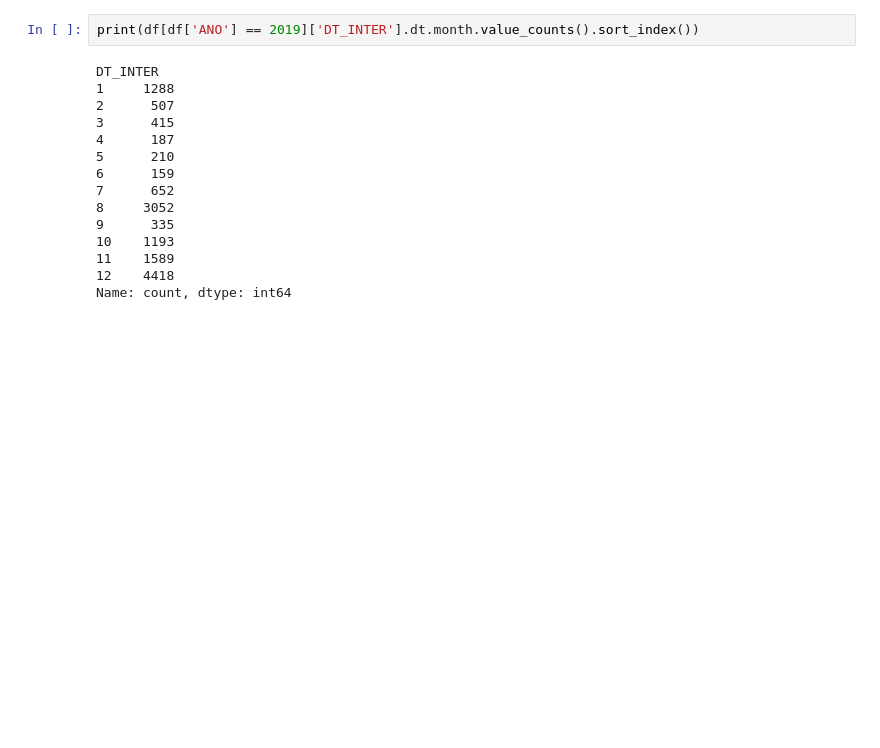
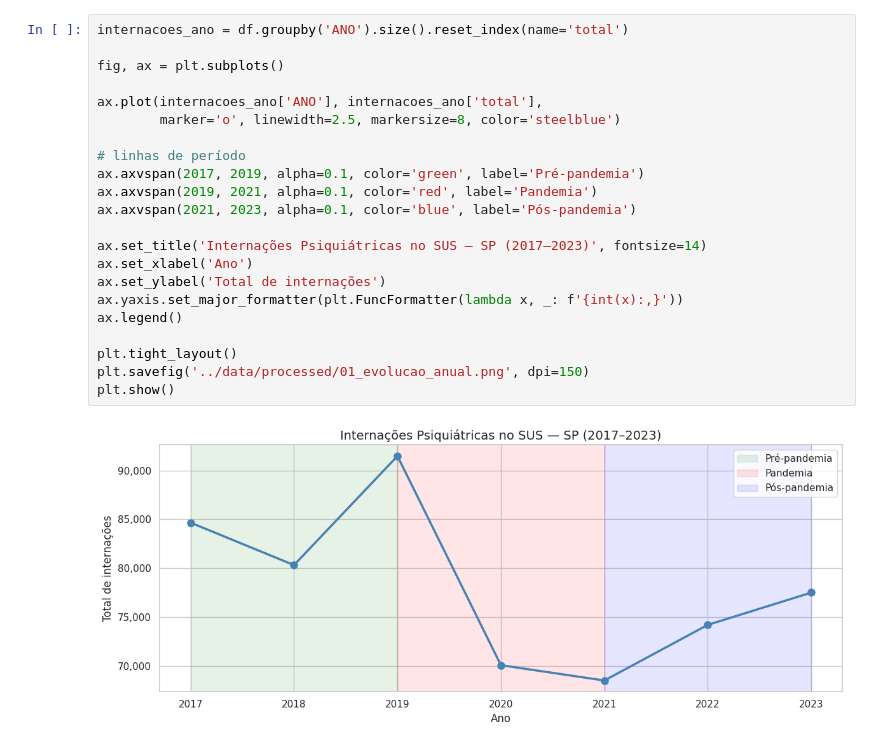
Before and after one commit to kvgs/sus-saude-mental-analytics, a Jupyter notebook: notebooks/02_exploratory.ipynb, the cells around one changed output. Drawn from its saved outputs; the diff is of its cells as text; blank space fills up the shorter version.

```diff
--- a/notebooks/02_exploratory.ipynb
+++ b/notebooks/02_exploratory.ipynb
@@ -189,17 +196,24 @@ plt.show()
-# %%
-print(df[df['ANO'] == 2019]['DT_INTER'].dt.month.value_counts().sort_index())
-# %% [output]
-DT_INTER
-1     1288
-2      507
-3      415
-4      187
-5      210
-6      159
-7      652
-8     3052
-9      335
-10    1193
-11    1589
-12    4418
-Name: count, dtype: int64
+# %%
+internacoes_ano = df.groupby('ANO').size().reset_index(name='total')
+
+fig, ax = plt.subplots()
+
+ax.plot(internacoes_ano['ANO'], internacoes_ano['total'],
+        marker='o', linewidth=2.5, markersize=8, color='steelblue')
+
+# linhas de período
+ax.axvspan(2017, 2019, alpha=0.1, color='green', label='Pré-pandemia')
+ax.axvspan(2019, 2021, alpha=0.1, color='red', label='Pandemia')
+ax.axvspan(2021, 2023, alpha=0.1, color='blue', label='Pós-pandemia')
+
+ax.set_title('Internações Psiquiátricas no SUS — SP (2017–2023)', fontsize=14)
+ax.set_xlabel('Ano')
+ax.set_ylabel('Total de internações')
+ax.yaxis.set_major_formatter(plt.FuncFormatter(lambda x, _: f'{int(x):,}'))
+ax.legend()
+
+plt.tight_layout()
+plt.savefig('../data/processed/01_evolucao_anual.png', dpi=150)
+plt.show()
+# %% [output]
+[figure, added]
```
Also changed, not shown: parts of 13 cells of this notebook, 1 other file.
